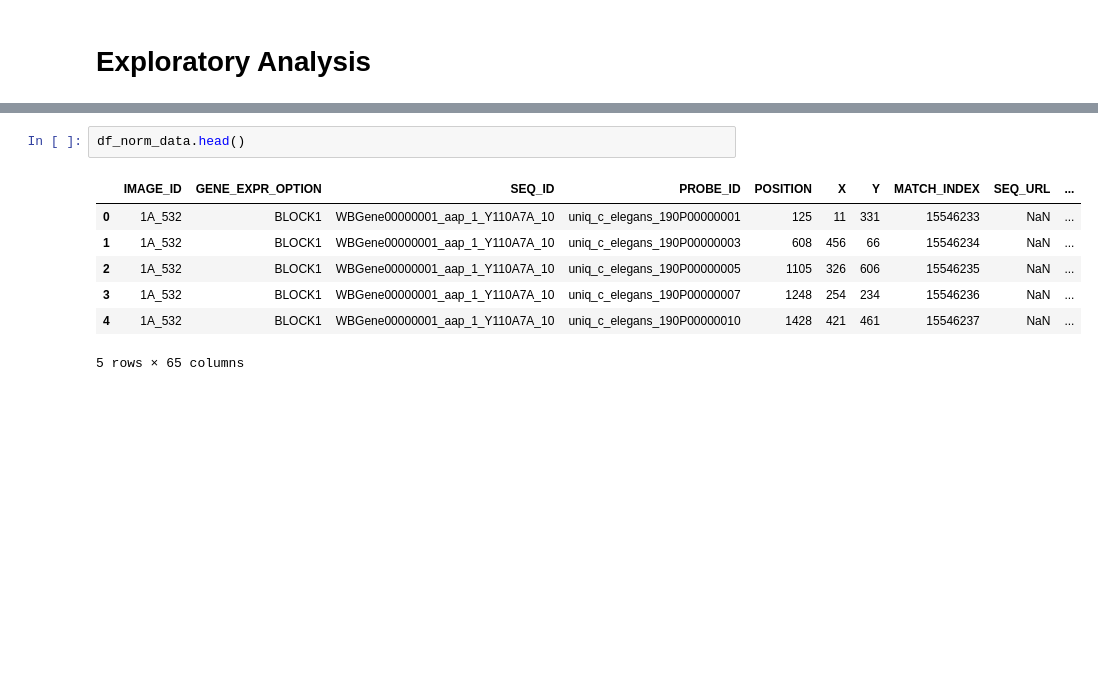
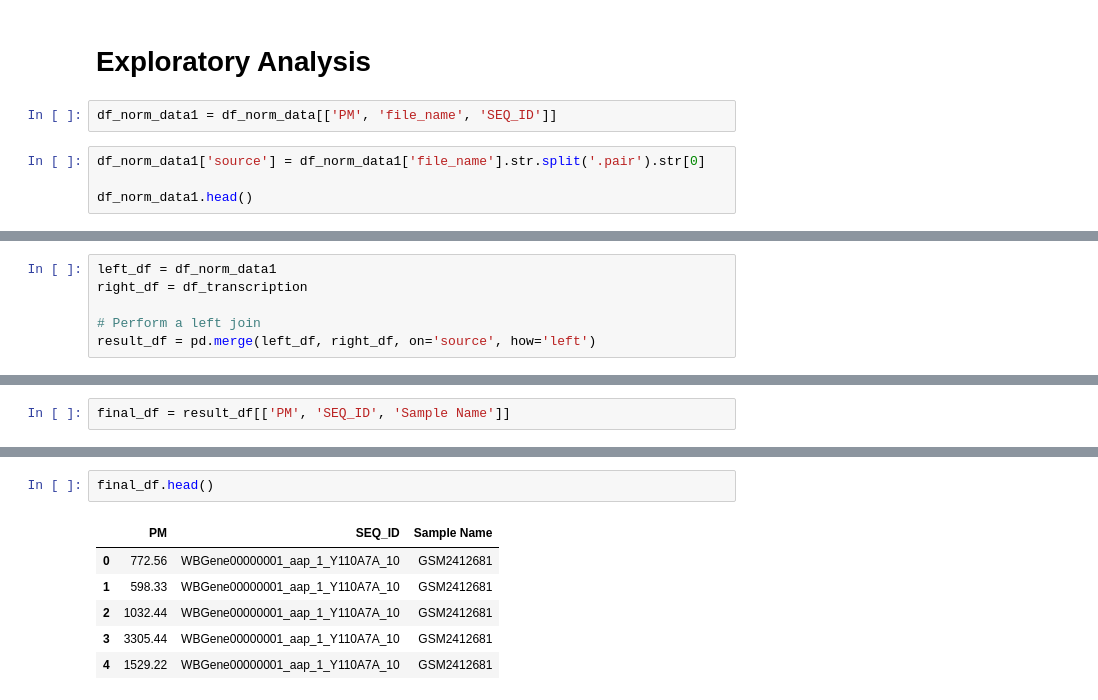
Before and after one commit to falatfernando/AnderWorm, a Jupyter notebook: solution.ipynb, the cells around one changed output, grey strips where cells are left out. Cells and saved outputs as stored; diff of their text form; blank space fills up the shorter version.

Commit message:
finished genes df

```diff
--- a/solution.ipynb
+++ b/solution.ipynb
@@ -107,3 +121,9 @@ df_investigation.head(2)
 2 rows × 32 columns
 # %% [markdown]
 <h1> Exploratory Analysis </h1>
+# %%
+df_norm_data1 = df_norm_data[['PM', 'file_name', 'SEQ_ID']]
+# %%
+df_norm_data1['source'] = df_norm_data1['file_name'].str.split('.pair').str[0]
+
+df_norm_data1.head()
@@ -109,0 +142,6 @@ df_investigation.head(2)
+# %%
+left_df = df_norm_data1
+right_df = df_transcription
+
+# Perform a left join
+result_df = pd.merge(left_df, right_df, on='source', how='left')
@@ -109,0 +159,2 @@ df_investigation.head(2)
+# %%
+final_df = result_df[['PM', 'SEQ_ID', 'Sample Name']]
@@ -110,10 +172,9 @@ df_investigation.head(2)
 # %%
-df_norm_data.head()
+final_df.head()
 # %% [output]
-|  | IMAGE_ID | GENE_EXPR_OPTION | SEQ_ID | PROBE_ID | POSITION | X | Y | MATCH_INDEX | SEQ_URL | ... |
-| 0 | 1A_532 | BLOCK1 | WBGene00000001_aap_1_Y110A7A_10 | uniq_c_elegans_190P00000001 | 125 | 11 | 331 | 15546233 | NaN | ... |
-| 1 | 1A_532 | BLOCK1 | WBGene00000001_aap_1_Y110A7A_10 | uniq_c_elegans_190P00000003 | 608 | 456 | 66 | 15546234 | NaN | ... |
-| 2 | 1A_532 | BLOCK1 | WBGene00000001_aap_1_Y110A7A_10 | uniq_c_elegans_190P00000005 | 1105 | 326 | 606 | 15546235 | NaN | ... |
-| 3 | 1A_532 | BLOCK1 | WBGene00000001_aap_1_Y110A7A_10 | uniq_c_elegans_190P00000007 | 1248 | 254 | 234 | 15546236 | NaN | ... |
-| 4 | 1A_532 | BLOCK1 | WBGene00000001_aap_1_Y110A7A_10 | uniq_c_elegans_190P00000010 | 1428 | 421 | 461 | 15546237 | NaN | ... |
+|  | PM | SEQ_ID | Sample Name |
+| 0 | 772.56 | WBGene00000001_aap_1_Y110A7A_10 | GSM2412681 |
+| 1 | 598.33 | WBGene00000001_aap_1_Y110A7A_10 | GSM2412681 |
+| 2 | 1032.44 | WBGene00000001_aap_1_Y110A7A_10 | GSM2412681 |
+| 3 | 3305.44 | WBGene00000001_aap_1_Y110A7A_10 | GSM2412681 |
+| 4 | 1529.22 | WBGene00000001_aap_1_Y110A7A_10 | GSM2412681 |
-5 rows × 65 columns
```
Also changed, not shown: parts of 8 cells of this notebook, 2 other files.
